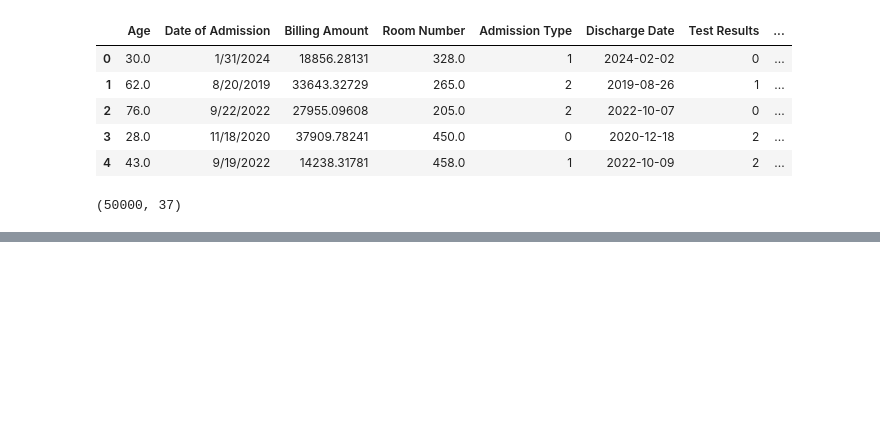
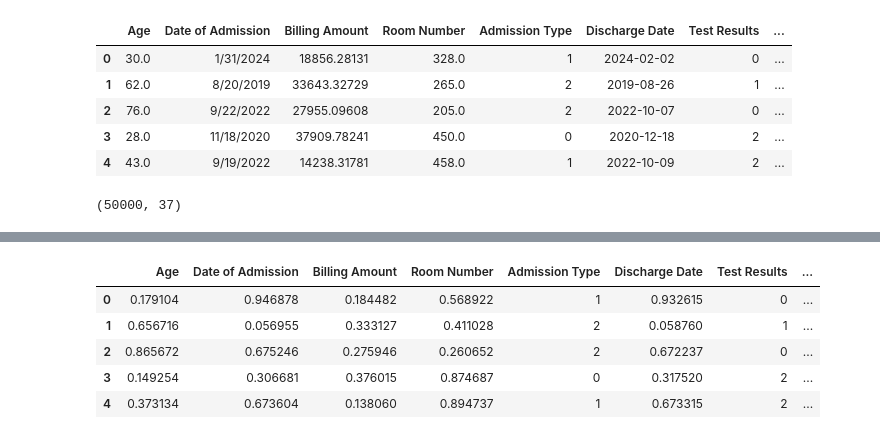
Before and after one commit to LauraLucasZ/Healthcare-Classification-ML, a Jupyter notebook: HealthCareTask2.ipynb, the cells around one changed output, grey strips where cells are left out. Saved outputs shown, nothing was run; the diff lists cells and outputs as text; code cells hidden in the pictures; blank space fills up the shorter version.

```diff
--- a/HealthCareTask2.ipynb
+++ b/HealthCareTask2.ipynb
@@ -1020,0 +1122,3 @@ df.shape
+# %%
+df['Room Number'] = scaler.fit_transform(df[['Room Number']])
+print(df[['Room Number']].head())
@@ -1020,0 +1164,17 @@ df.shape
+# %%
+# Convert 'Discharge Date' to datetime if it's not already in datetime format
+df['Discharge Date'] = pd.to_datetime(df['Discharge Date'])
+
+# Convert 'Discharge Date' to days since the earliest discharge date
+min_date = df['Discharge Date'].min()
+df['Days Since Earliest Discharge'] = (df['Discharge Date'] - min_date).dt.days
+
+df['Discharge Date'] = scaler.fit_transform(df[['Days Since Earliest Discharge']])
+df.head()
+# %% [output]
+|  | Age | Date of Admission | Billing Amount | Room Number | Admission Type | Discharge Date | Test Results | ... |
+| 0 | 0.179104 | 0.946878 | 0.184482 | 0.568922 | 1 | 0.932615 | 0 | ... |
+| 1 | 0.656716 | 0.056955 | 0.333127 | 0.411028 | 2 | 0.058760 | 1 | ... |
+| 2 | 0.865672 | 0.675246 | 0.275946 | 0.260652 | 2 | 0.672237 | 0 | ... |
+| 3 | 0.149254 | 0.306681 | 0.376015 | 0.874687 | 0 | 0.317520 | 2 | ... |
+| 4 | 0.373134 | 0.673604 | 0.138060 | 0.894737 | 1 | 0.673315 | 2 | ... |
```
Also changed, not shown: parts of 11 cells of this notebook.
